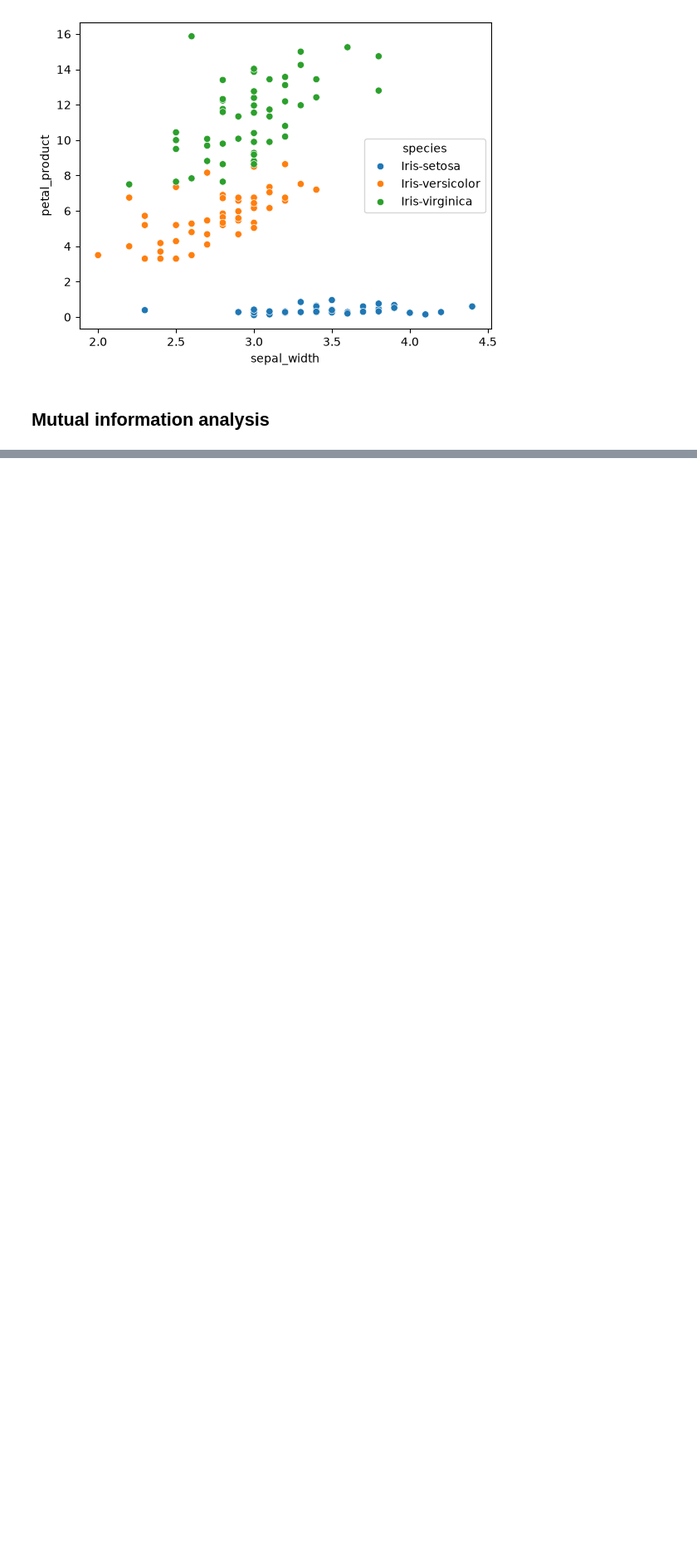
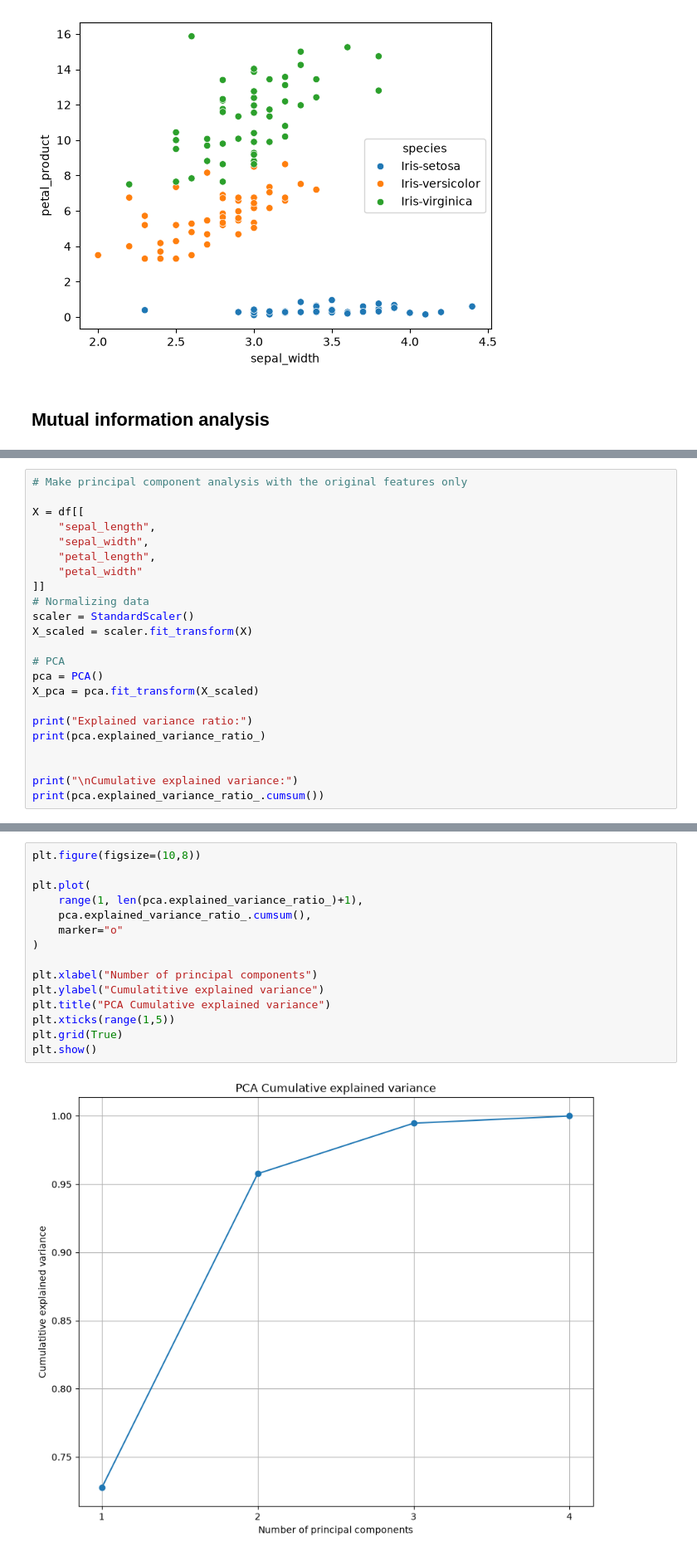
Before and after one commit to dielzao/ml_projects, a Jupyter notebook: notebooks/01_feature_engineering.ipynb, the cells around one changed output, grey strips where cells are left out. Shown at 83% size. Saved outputs shown, nothing was run; the diff lists cells and outputs as text; blank space fills up the shorter version.

Commit message:
Add features analysis

```diff
--- a/notebooks/01_feature_engineering.ipynb
+++ b/notebooks/01_feature_engineering.ipynb
@@ -227,0 +449,23 @@ array([[<Axes: title={'center': 'sepal_length'}>,
+# %%
+# Make principal component analysis with the original features only
+
+X = df[[
+    "sepal_length",
+    "sepal_width",
+    "petal_length",
+    "petal_width"
+]]
+# Normalizing data
+scaler = StandardScaler()
+X_scaled = scaler.fit_transform(X)
+
+# PCA
+pca = PCA()
+X_pca = pca.fit_transform(X_scaled)
+
+print("Explained variance ratio:")
+print(pca.explained_variance_ratio_)
+
+
+print("\nCumulative explained variance:")
+print(pca.explained_variance_ratio_.cumsum())
@@ -227,0 +478,17 @@ array([[<Axes: title={'center': 'sepal_length'}>,
+# %%
+plt.figure(figsize=(10,8))
+
+plt.plot(
+    range(1, len(pca.explained_variance_ratio_)+1),
+    pca.explained_variance_ratio_.cumsum(),
+    marker="o"
+)
+
+plt.xlabel("Number of principal components")
+plt.ylabel("Cumulatitive explained variance")
+plt.title("PCA Cumulative explained variance")
+plt.xticks(range(1,5))
+plt.grid(True)
+plt.show()
+# %% [output]
+[figure, added]
```
Also changed, not shown: parts of 16 cells of this notebook.
